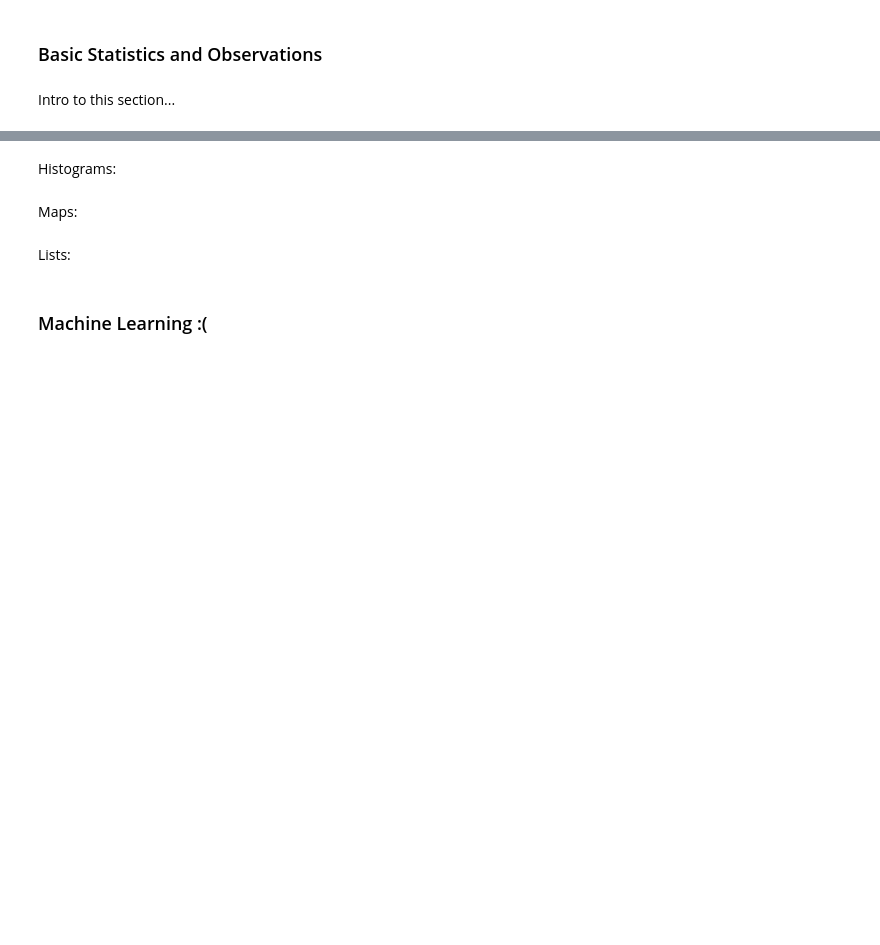
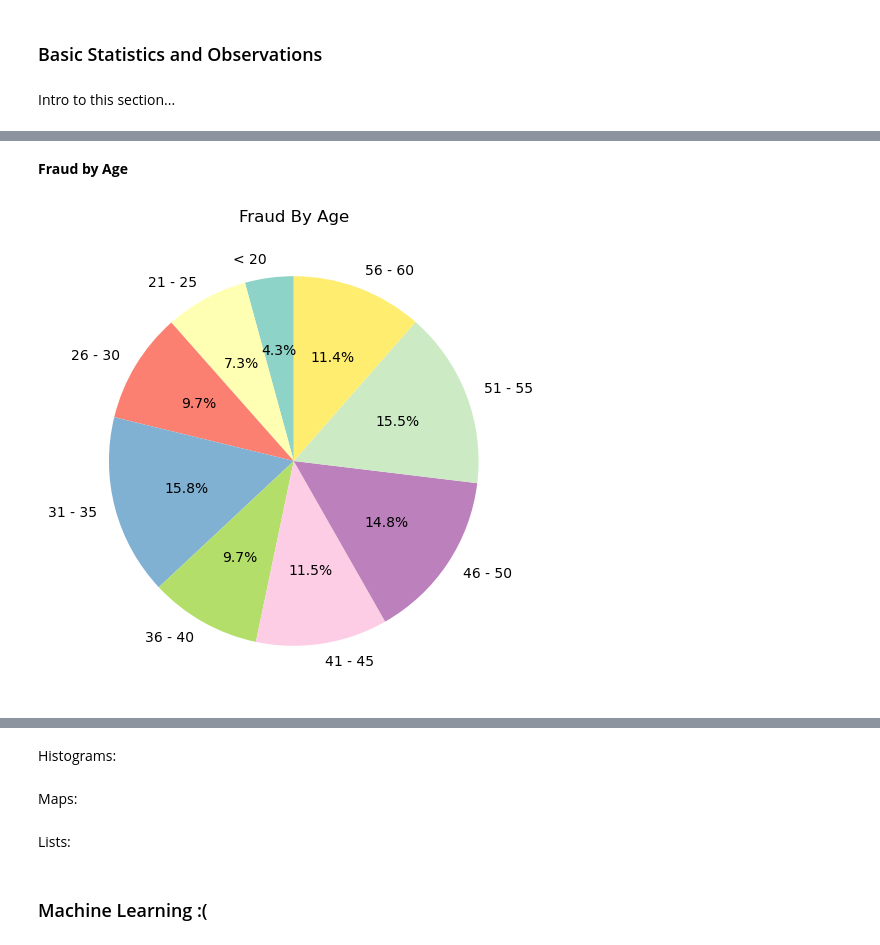
Before and after one commit to maddiegross7/325-Final-Project, a Jupyter notebook: Final_Project_RegularlyScheduledProgramming.ipynb, the cells around one changed output, grey strips where cells are left out. Cells and saved outputs as stored; diff of their text form; code cells hidden in the pictures; blank space fills up the shorter version.

```diff
--- a/Final_Project_RegularlyScheduledProgramming.ipynb
+++ b/Final_Project_RegularlyScheduledProgramming.ipynb
@@ -65,0 +112,33 @@ Pie charts:
+# %% [markdown]
+**Fraud by Age**
+# %%
+age_brackets = ['< 20',
+                '21 - 25', '26 - 30',
+                '31 - 35', '36 - 40',
+                '41 - 45', '46 - 50',
+                '51 - 55', '56 - 60']
+age_ranges = [(0, 20),
+              (21, 25), (26, 30),
+              (31, 35), (36, 40),
+              (41, 45), (46, 50),
+              (51, 55), (56, 60)]
+
+age_bracket_counts = {}
+for bracket, (low, high) in zip(age_brackets, age_ranges):
+    age_bracket_counts[bracket] = ((df_fraud['age'] >= low) & (df_fraud['age'] <= high)).sum()
+
+age_fraud_percentage = {
+    'Age Bracket': age_bracket_counts.keys(),
+    'Percentage': [(count / fraud_count) * 100 for count in age_bracket_counts.values()]
+}
+
+age_percentage_df = pd.DataFrame(age_fraud_percentage)
+
+# Plot pie chart
+plt.figure(figsize=(8, 6))
+age_percentage_df.set_index('Age Bracket')['Percentage'].plot(kind='pie', autopct='%1.1f%%', startangle=90, colormap='Set3')
+plt.ylabel('')
+plt.title('Fraud By Age')
+plt.show()
+# %% [output]
+[figure, added]
```
Also changed, not shown: parts of 13 cells of this notebook.
